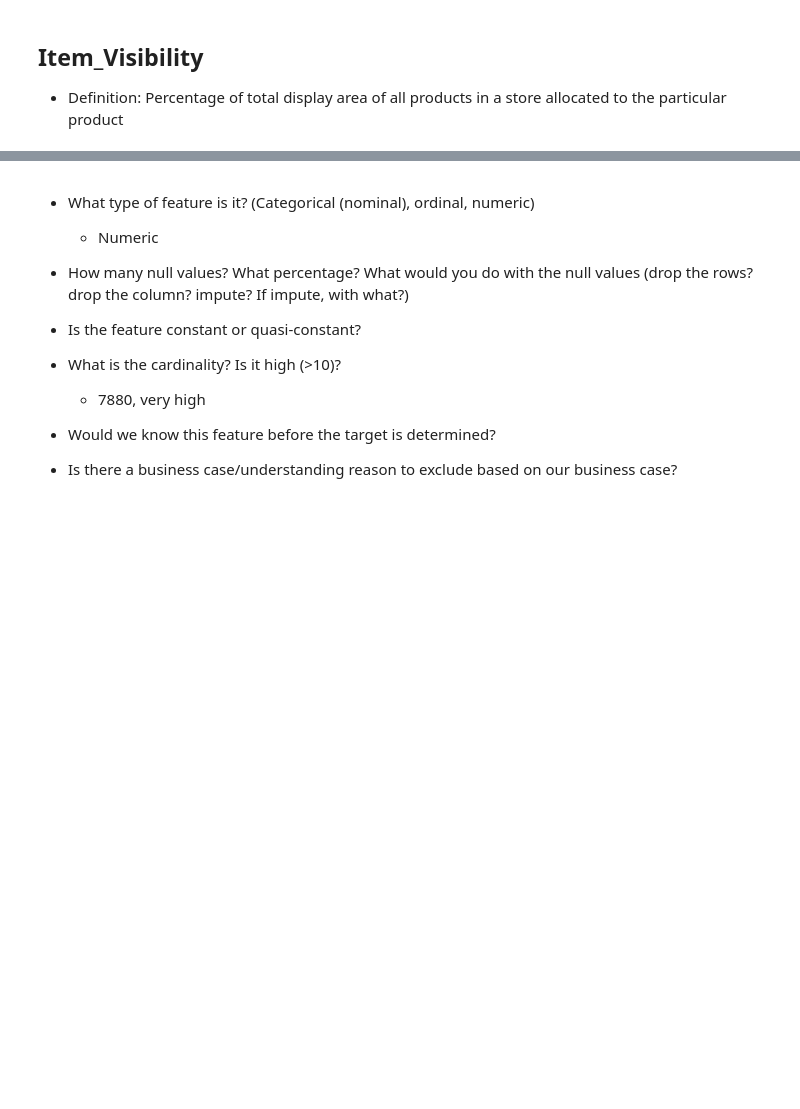
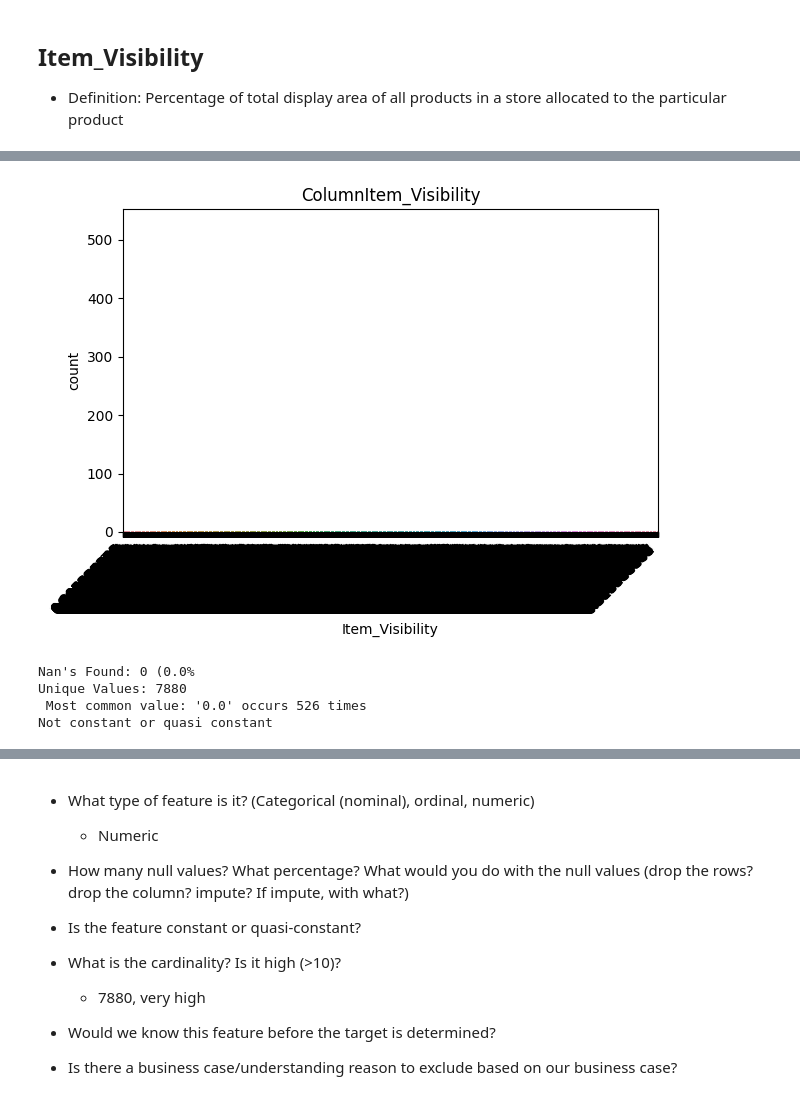
Before and after one commit to donmarcolaureano/predictionofproductsales, a Jupyter notebook: PredictionOfProductSales.ipynb, the cells around one changed output, grey strips where cells are left out. Cells and saved outputs as stored; diff of their text form; code cells hidden in the pictures; blank space fills up the shorter version.

```diff
--- a/PredictionOfProductSales.ipynb
+++ b/PredictionOfProductSales.ipynb
@@ -647,3 +649,11 @@ ax.set(xlabel='Item Visibility', ylabel="Item_Outlet_Sales");
+# %%
+explore_categorical(df_sales_predictions, 'Item_Visibility');
+# %% [output]
+[figure, added]
+Nan's Found: 0 (0.0%
+Unique Values: 7880
+ Most common value: '0.0' occurs 526 times
+Not constant or quasi constant
 # %%
 # Check cardinality
 nunique = df_sales_predictions['Item_Visibility'].nunique()
```
Also changed, not shown: parts of 5 cells of this notebook.
